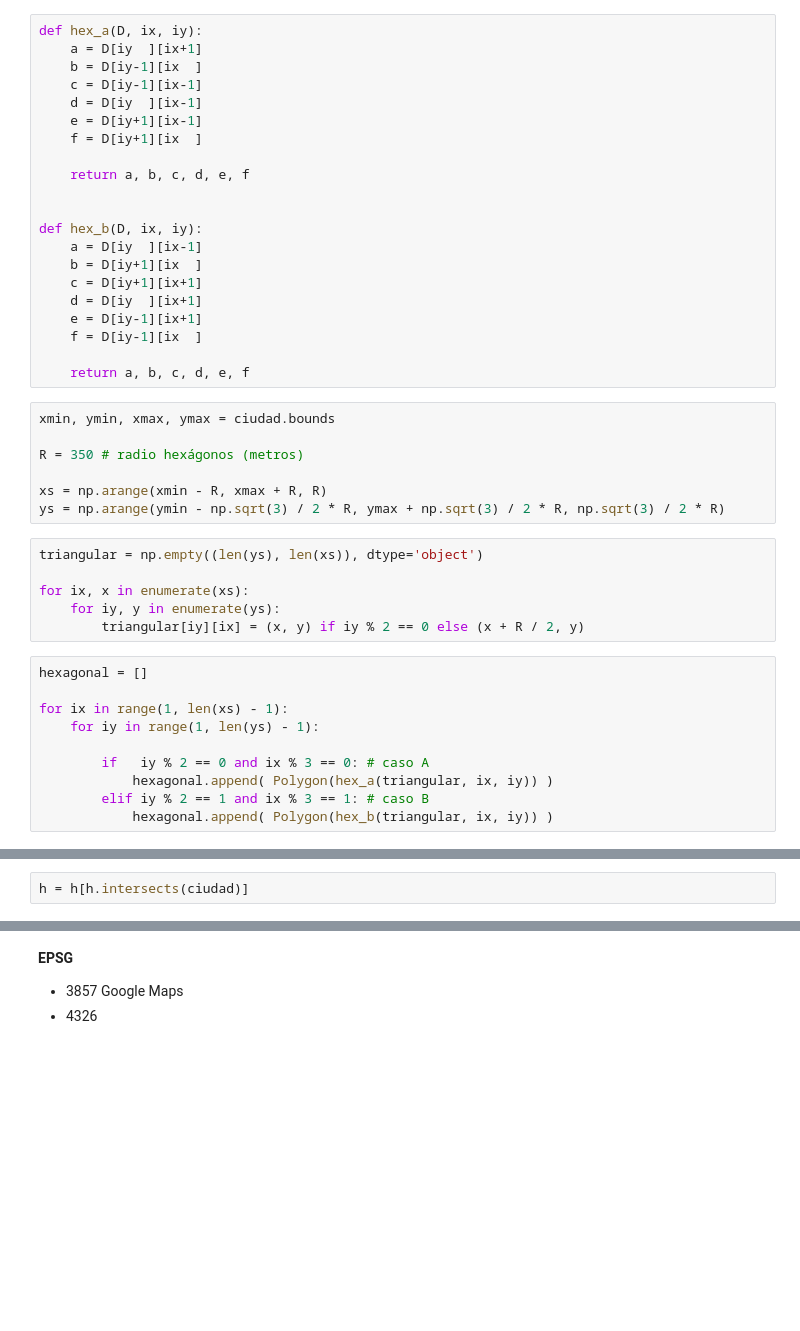
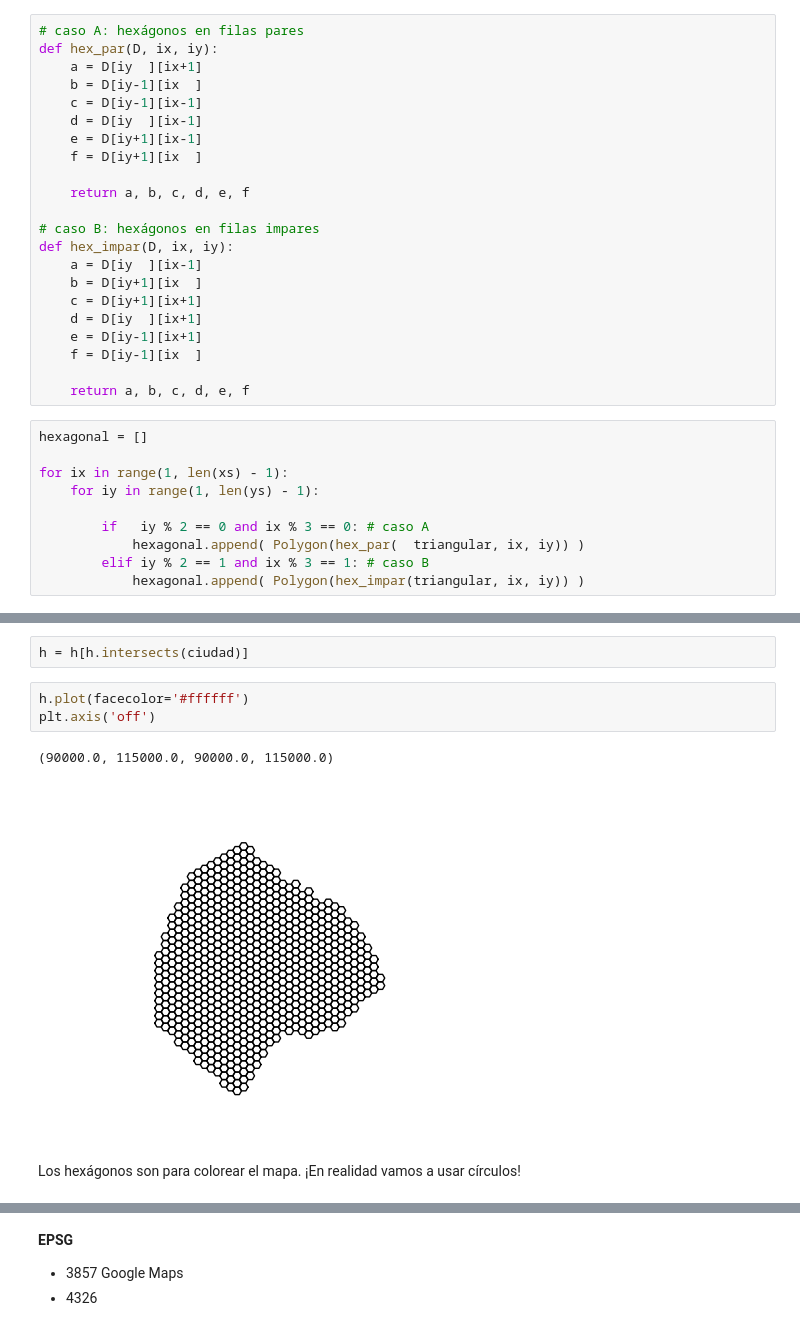
Before and after one commit to matiasbattocchia/bondis, a Jupyter notebook: Bondis.ipynb, the cells around one changed output, grey strips where cells are left out. Saved outputs shown, nothing was run; the diff lists cells and outputs as text; blank space fills up the shorter version.

```diff
--- a/Bondis.ipynb
+++ b/Bondis.ipynb
@@ -52,5 +83,6 @@ plt.axis('off')
 # %%
-def hex_a(D, ix, iy):
+# caso A: hexágonos en filas pares
+def hex_par(D, ix, iy):
     a = D[iy  ][ix+1]
     b = D[iy-1][ix  ]
     c = D[iy-1][ix-1]
@@ -60,8 +92,8 @@ def hex_a(D, ix, iy):
 
     return a, b, c, d, e, f
 
-
-def hex_b(D, ix, iy):
+# caso B: hexágonos en filas impares
+def hex_impar(D, ix, iy):
     a = D[iy  ][ix-1]
     b = D[iy+1][ix  ]
     c = D[iy+1][ix+1]
@@ -70,19 +102,6 @@ def hex_b(D, ix, iy):
     f = D[iy-1][ix  ]
 
     return a, b, c, d, e, f
-# %%
-xmin, ymin, xmax, ymax = ciudad.bounds
-
-R = 350 # radio hexágonos (metros)
-
-xs = np.arange(xmin - R, xmax + R, R)
-ys = np.arange(ymin - np.sqrt(3) / 2 * R, ymax + np.sqrt(3) / 2 * R, np.sqrt(3) / 2 * R)
-# %%
-triangular = np.empty((len(ys), len(xs)), dtype='object')
-
-for ix, x in enumerate(xs):
-    for iy, y in enumerate(ys):
-        triangular[iy][ix] = (x, y) if iy % 2 == 0 else (x + R / 2, y)
 # %%
 hexagonal = []
 
@@ -90,6 +109,6 @@ for ix in range(1, len(xs) - 1):
     for iy in range(1, len(ys) - 1):
 
         if   iy % 2 == 0 and ix % 3 == 0: # caso A
-            hexagonal.append( Polygon(hex_a(triangular, ix, iy)) )
+            hexagonal.append( Polygon(hex_par(  triangular, ix, iy)) )
         elif iy % 2 == 1 and ix % 3 == 1: # caso B
-            hexagonal.append( Polygon(hex_b(triangular, ix, iy)) )
+            hexagonal.append( Polygon(hex_impar(triangular, ix, iy)) )
@@ -97,4 +118,12 @@ for ix in range(1, len(xs) - 1):
 h = gpd.GeoDataFrame(crs=bondis.crs, geometry=hexagonal)
 # %%
 h = h[h.intersects(ciudad)]
+# %%
+h.plot(facecolor='#ffffff')
+plt.axis('off')
+# %% [output]
+(90000.0, 115000.0, 90000.0, 115000.0)
+[figure, added]
+# %% [markdown]
+Los hexágonos son para colorear el mapa. ¡En realidad vamos a usar círculos!
 # %%
```
Also changed, not shown: parts of 26 cells of this notebook, 1 other file.
